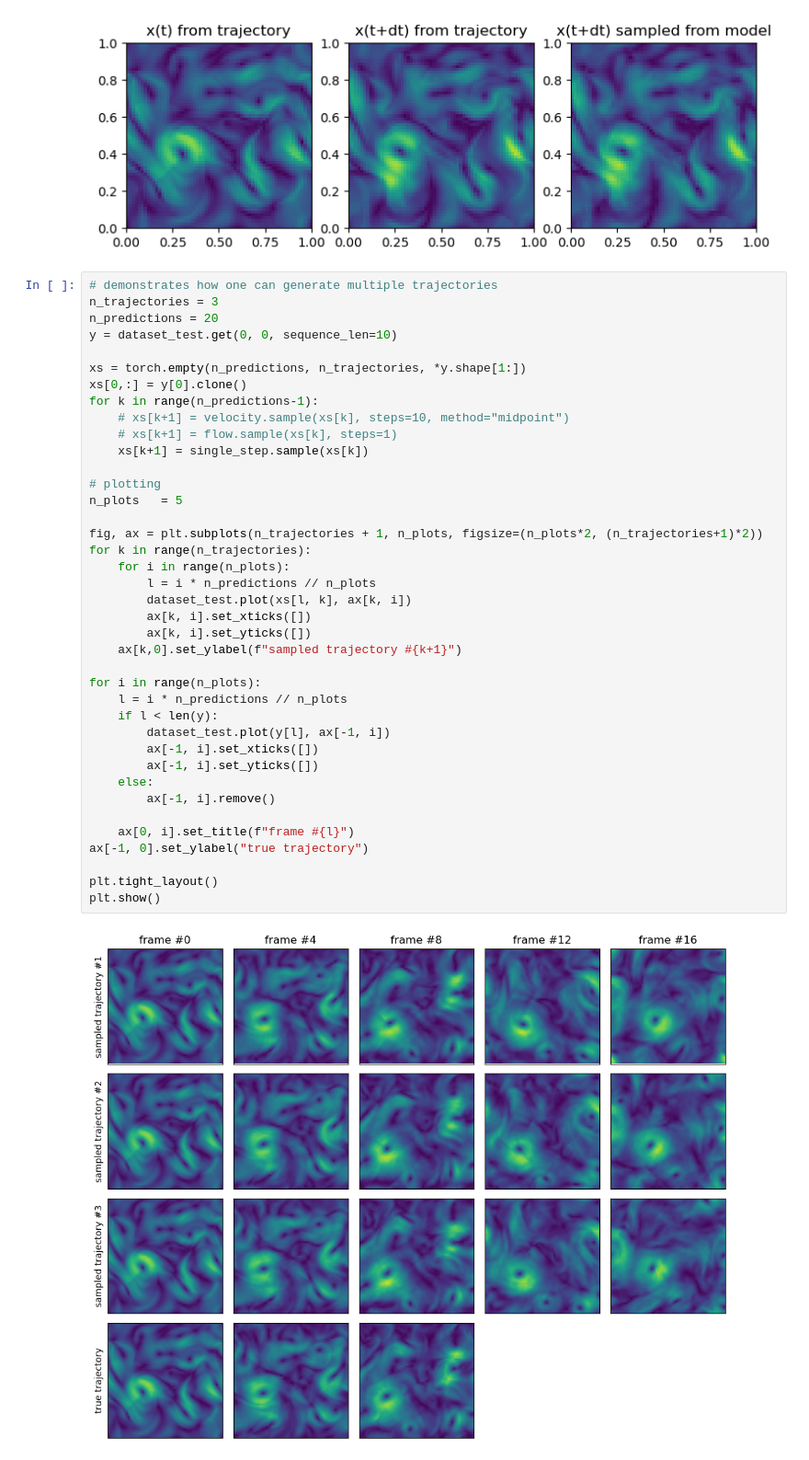
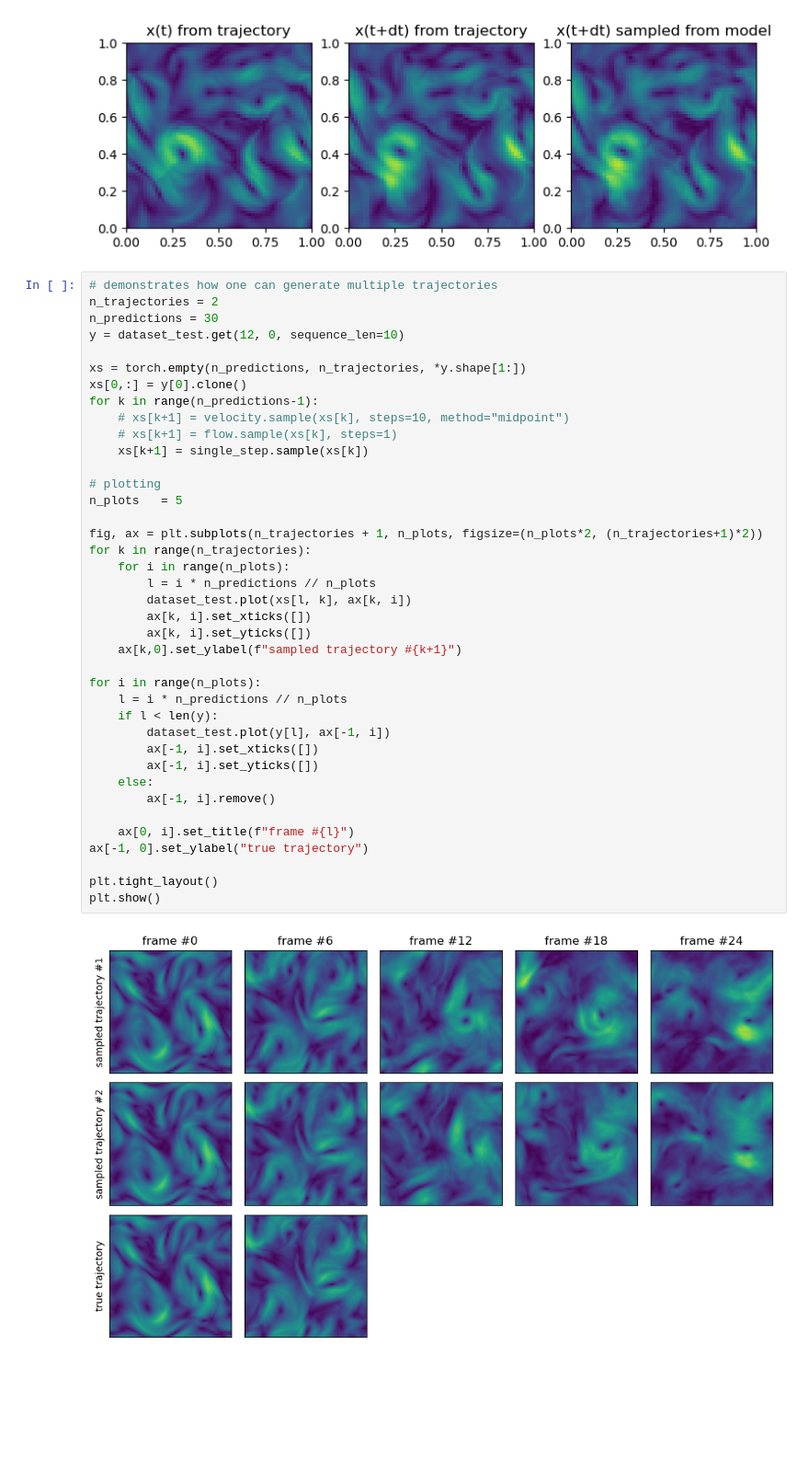
Before and after one commit to graps1/flow-matching-for-time-series, a Jupyter notebook: src/fmfts/experiments/ns2d/visualization.ipynb, the cells around one changed output. Shown at 92% size. Saved outputs shown, nothing was run; the diff lists cells and outputs as text; blank space fills up the shorter version.

Commit message:
figures, mostly

```diff
--- a/src/fmfts/experiments/ns2d/visualization.ipynb
+++ b/src/fmfts/experiments/ns2d/visualization.ipynb
@@ -34,9 +34,9 @@ plt.show()
 [figure]
 # %%
 # demonstrates how one can generate multiple trajectories
-n_trajectories = 3
-n_predictions = 20
-y = dataset_test.get(0, 0, sequence_len=10)
+n_trajectories = 2
+n_predictions = 30
+y = dataset_test.get(12, 0, sequence_len=10)
 
 xs = torch.empty(n_predictions, n_trajectories, *y.shape[1:])
 xs[0,:] = y[0].clone()
@@ -45,33 +45,33 @@ for k in range(n_predictions-1):
     # xs[k+1] = flow.sample(xs[k], steps=1)
     xs[k+1] = single_step.sample(xs[k])
 
 # plotting
 n_plots   = 5
 
 fig, ax = plt.subplots(n_trajectories + 1, n_plots, figsize=(n_plots*2, (n_trajectories+1)*2))
 for k in range(n_trajectories):
     for i in range(n_plots):
         l = i * n_predictions // n_plots
         dataset_test.plot(xs[l, k], ax[k, i])
         ax[k, i].set_xticks([])
         ax[k, i].set_yticks([])
     ax[k,0].set_ylabel(f"sampled trajectory #{k+1}")
 
 for i in range(n_plots):
     l = i * n_predictions // n_plots
     if l < len(y):
         dataset_test.plot(y[l], ax[-1, i])
         ax[-1, i].set_xticks([])
         ax[-1, i].set_yticks([])
     else:
         ax[-1, i].remove()
 
     ax[0, i].set_title(f"frame #{l}")
 ax[-1, 0].set_ylabel("true trajectory")
 
 plt.tight_layout()
 plt.show()
 # %% [output]
-[figure, old version]
+[figure, new version]
 # %%
 # demonstrates how one can predict a single sample
```
Also changed, not shown: parts of 2 cells of this notebook, 4 other files.
